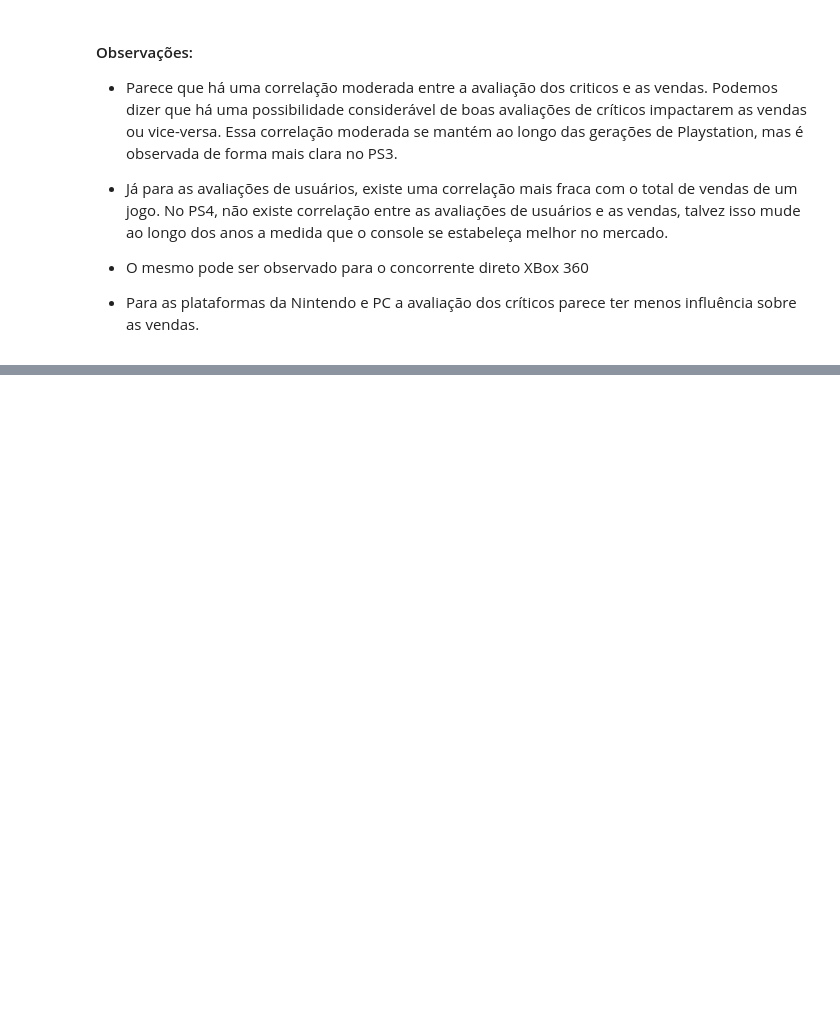
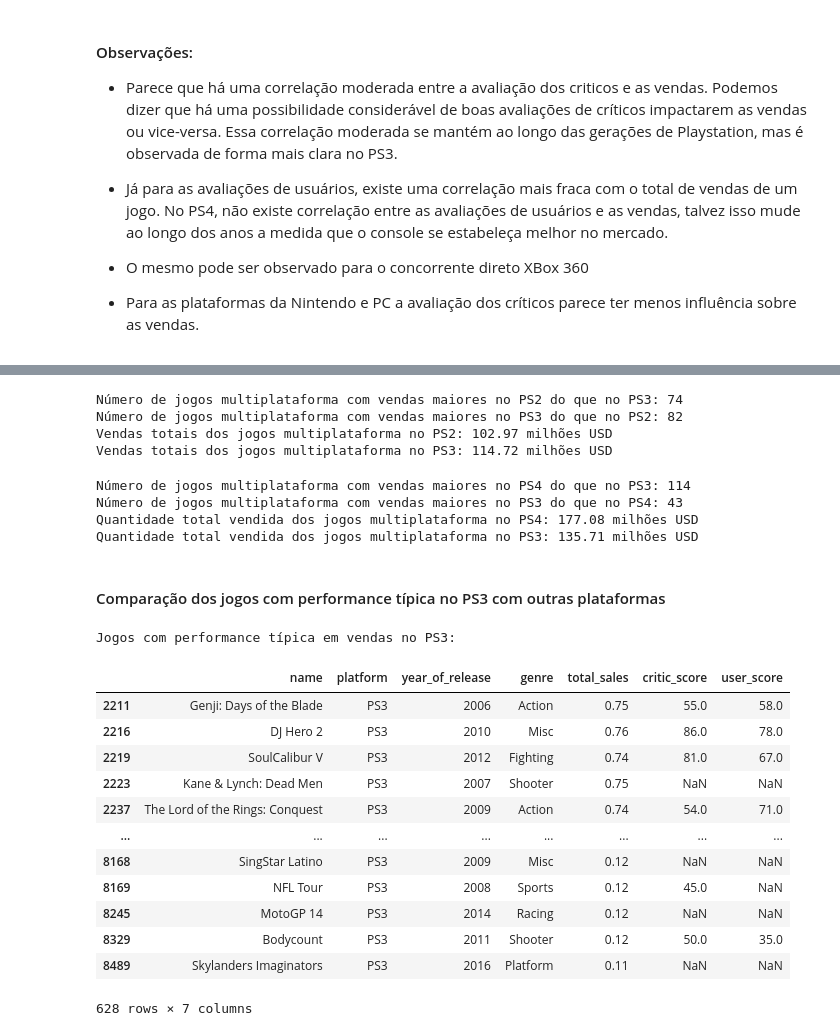
Before and after one commit to peperrone/mbads-sprint7-games, a Jupyter notebook: notebook.ipynb, the cells around one changed output, grey strips where cells are left out. Drawn from its saved outputs; the diff is of its cells as text; code cells hidden in the pictures; blank space fills up the shorter version.

```diff
--- a/notebook.ipynb
+++ b/notebook.ipynb
@@ -990,0 +1225,16 @@ Correlação entre critic_score, user_score e total_sales para PC:
+# %%
+# Contagem de jogos mais vendidos no PS2 v. Jogos mais vendidos no PS3
+filter_PS2_PS3 = pivot_multiplatform[pivot_multiplatform['PS2'].notnull() & pivot_multiplatform['PS3'].notnull()]
+more_PS2 = (filter_PS2_PS3['PS2'] > filter_PS2_PS3['PS3']).sum()
+more_PS3 = (filter_PS2_PS3['PS3'] > filter_PS2_PS3['PS2']).sum()
+sales_PS2 = filter_PS2_PS3['PS2'].sum()
+sales_PS3 = filter_PS2_PS3['PS3'].sum()
+print(f'Número de jogos multiplataforma com vendas maiores no PS2 do que no PS3: {more_PS2}')
+print(f'Número de jogos multiplataforma com vendas maiores no PS3 do que no PS2: {more_PS3}')
+print(f'Vendas totais dos jogos multiplataforma no PS2: {sales_PS2:.2f} milhões USD')
+print(f'Vendas totais dos jogos multiplataforma no PS3: {sales_PS3:.2f} milhões USD')
+# %% [output]
+Número de jogos multiplataforma com vendas maiores no PS2 do que no PS3: 74
+Número de jogos multiplataforma com vendas maiores no PS3 do que no PS2: 82
+Vendas totais dos jogos multiplataforma no PS2: 102.97 milhões USD
+Vendas totais dos jogos multiplataforma no PS3: 114.72 milhões USD
@@ -990,0 +1253,39 @@ Correlação entre critic_score, user_score e total_sales para PC:
+# %%
+# Contagem de jogos mais vendidos no PS4 v. Jogos mais vendidos no PS3
+filter_ps4_ps3 = pivot_multiplatform[pivot_multiplatform['PS4'].notnull() & pivot_multiplatform['PS3'].notnull()]
+more_PS4 = (filter_ps4_ps3['PS4'] > filter_ps4_ps3['PS3']).sum()
+sales_PS4 = filter_ps4_ps3['PS4'].sum()
+more_PS3 = (filter_ps4_ps3['PS3'] > filter_ps4_ps3['PS4']).sum()
+sales_PS3 = filter_ps4_ps3['PS3'].sum()
+print(f'Número de jogos multiplataforma com vendas maiores no PS4 do que no PS3: {more_PS4}')
+print(f'Número de jogos multiplataforma com vendas maiores no PS3 do que no PS4: {more_PS3}')
+print(f'Quantidade total vendida dos jogos multiplataforma no PS4: {ammount_sold_PS4:.2f} milhões USD')
+print(f'Quantidade total vendida dos jogos multiplataforma no PS3: {ammount_sold_PS3:.2f} milhões USD')
+# %% [output]
+Número de jogos multiplataforma com vendas maiores no PS4 do que no PS3: 114
+Número de jogos multiplataforma com vendas maiores no PS3 do que no PS4: 43
+Quantidade total vendida dos jogos multiplataforma no PS4: 177.08 milhões USD
+Quantidade total vendida dos jogos multiplataforma no PS3: 135.71 milhões USD
+# %% [markdown]
+#### Comparação dos jogos com performance típica no PS3 com outras plataformas
+# %%
+# Comparando os jogos com performance típica em vendas no PS3 com sua performance em outras plataformas
+typical_sales_ps3 = df_full_PS3[(df_full_PS3['total_sales'] > df_full_PS3['total_sales'].quantile(0.25)) & (df_full_PS3['total_sales'] < df_full_PS3['total_sales'].quantile(0.75))]
+typical_sales_ps3_list = typical_sales_ps3['name'].tolist()
+print('Jogos com performance típica em vendas no PS3:')
+display(typical_sales_ps3[['name', 'platform', 'year_of_release', 'genre', 'total_sales', 'critic_score', 'user_score']])
+# %% [output]
+Jogos com performance típica em vendas no PS3:
+|  | name | platform | year_of_release | genre | total_sales | critic_score | user_score |
+| 2211 | Genji: Days of the Blade | PS3 | 2006 | Action | 0.75 | 55.0 | 58.0 |
+| 2216 | DJ Hero 2 | PS3 | 2010 | Misc | 0.76 | 86.0 | 78.0 |
+| 2219 | SoulCalibur V | PS3 | 2012 | Fighting | 0.74 | 81.0 | 67.0 |
+| 2223 | Kane & Lynch: Dead Men | PS3 | 2007 | Shooter | 0.75 | NaN | NaN |
+| 2237 | The Lord of the Rings: Conquest | PS3 | 2009 | Action | 0.74 | 54.0 | 71.0 |
+| ... | ... | ... | ... | ... | ... | ... | ... |
+| 8168 | SingStar Latino | PS3 | 2009 | Misc | 0.12 | NaN | NaN |
+| 8169 | NFL Tour | PS3 | 2008 | Sports | 0.12 | 45.0 | NaN |
+| 8245 | MotoGP 14 | PS3 | 2014 | Racing | 0.12 | NaN | NaN |
+| 8329 | Bodycount | PS3 | 2011 | Shooter | 0.12 | 50.0 | 35.0 |
+| 8489 | Skylanders Imaginators | PS3 | 2016 | Platform | 0.11 | NaN | NaN |
+628 rows × 7 columns
```
Also changed, not shown: parts of 27 cells of this notebook.
